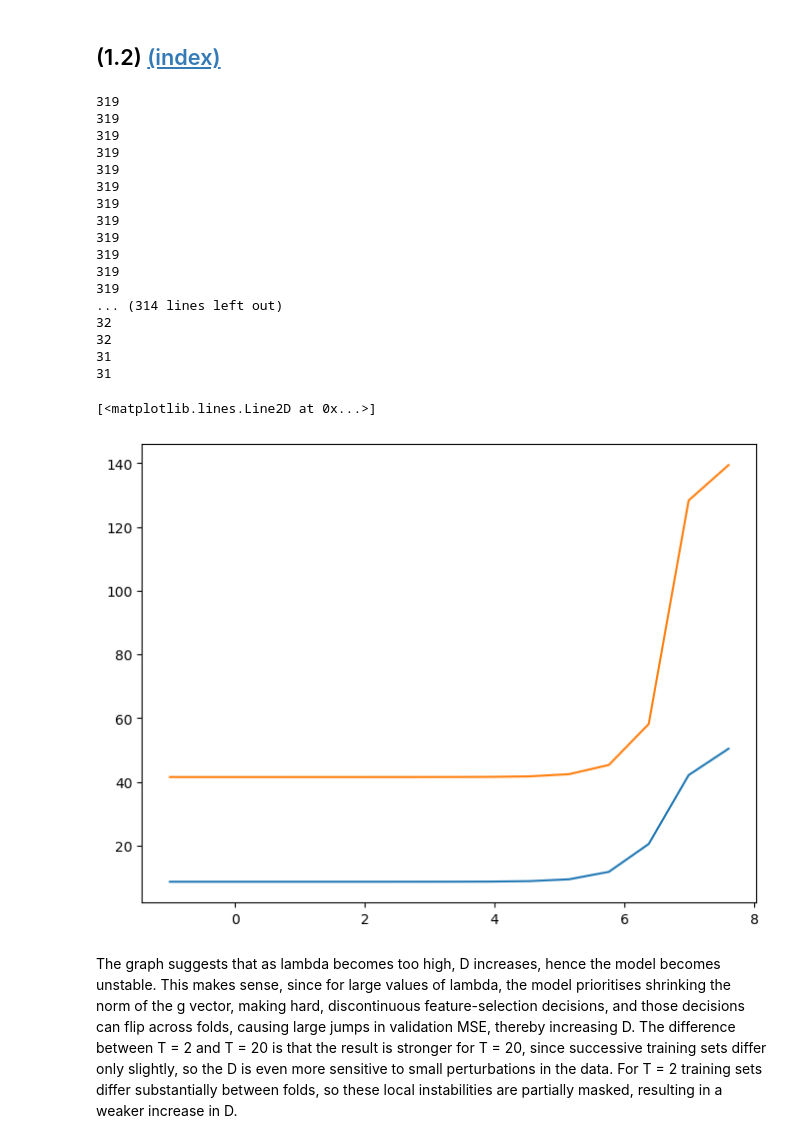
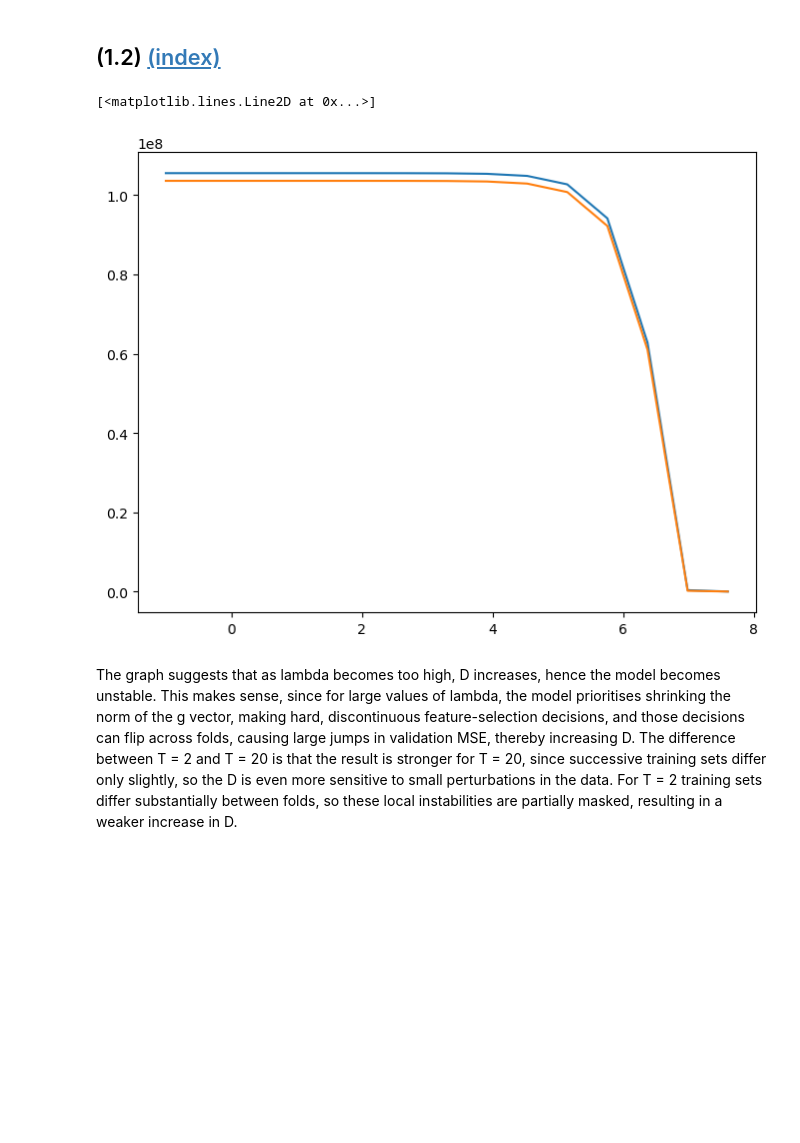
Before and after one commit to alisaklymchuk/data_science_math60026, a Jupyter notebook: 02455568_coursework1.ipynb, the cells around one changed output. Cells and saved outputs as stored; diff of their text form; code cells hidden in the pictures; blank space fills up the shorter version.

Commit message:
standardised t-fold cross validation

```diff
--- a/02455568_coursework1.ipynb
+++ b/02455568_coursework1.ipynb
@@ -276,8 +276,8 @@ def D(full_X, full_y, T, lam):
     for t in fold_indices:
         mask = np.zeros(len(full_y), dtype=bool)
         mask[t] = True
-        X_train = full_X[~mask]
-        X_val = full_X[mask]
+        X_train = standardise(full_X[~mask])
+        X_val = standardise(full_X[mask], X_train_=X_train)
         y_train = full_y[~mask]
         y_val = full_y[mask]
         MSEs.append(MSE_t(X_train, y_train, X_val, y_val, lam))
@@ -287,35 +287,18 @@ def D(full_X, full_y, T, lam):
 # %%
 Ts = [2, 20]
 Ds = []
 
 for T in Ts:
     Ds.append([])
     for lam in lambdas:
-        Ds[-1].append(D(X_train_std, y_train_diam, T, lam))
+        Ds[-1].append(D(X_train, y_train_diam, T, lam))
 
 plt.figure(figsize=(8,6))
 plt.plot(log_lambdas, Ds[0])
 plt.plot(log_lambdas, Ds[1])
 # %% [output]
-319
-319
-319
-319
-319
-319
-319
-319
-319
-319
-319
-319
-... (314 lines left out)
-32
-32
-31
-31
+[<matplotlib.lines.Line2D at 0x...>]
-[<matplotlib.lines.Line2D at 0x...>]
-[figure, old version]
+[figure, new version]
 # %% [markdown]
 The graph suggests that as lambda becomes too high, D increases, hence the model becomes unstable. This makes sense, since for large values of lambda, the model prioritises shrinking the norm of the g vector, making hard, discontinuous feature-selection decisions, and those decisions can flip across folds, causing large jumps in validation MSE, thereby increasing D. The difference between T = 2 and T = 20 is that the result is stronger for T = 20, since successive training sets differ only slightly, so the D is even more sensitive to small perturbations in the data. For T = 2 training sets differ substantially between folds, so these local instabilities are partially masked, resulting in a weaker increase in D.
 # %% [markdown]
```
